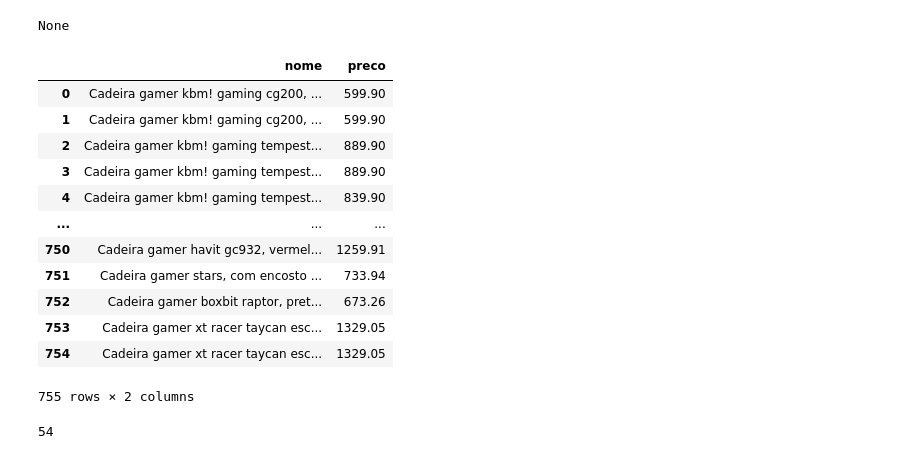
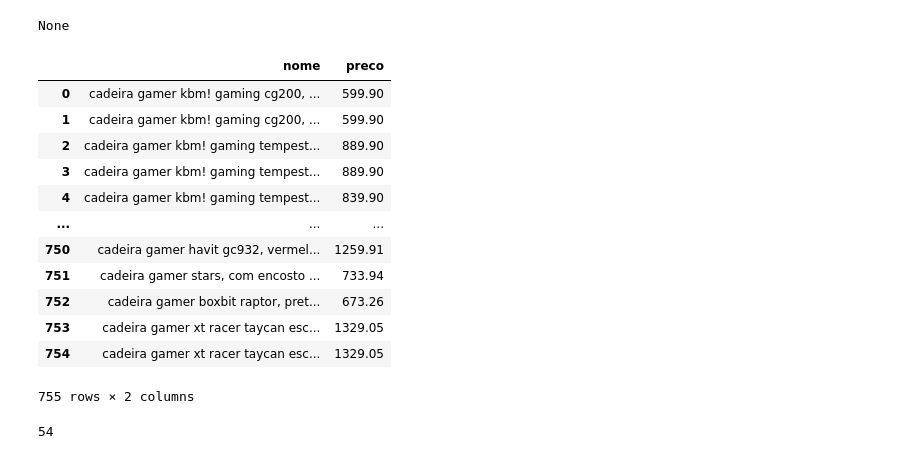
Before and after one commit to joaopbg06/dinamico, a Jupyter notebook: tratamentoCadeiras.ipynb, the cells around one changed output. Cells and saved outputs as stored; diff of their text form; code cells hidden in the pictures.

```diff
--- a/tratamentoCadeiras.ipynb
+++ b/tratamentoCadeiras.ipynb
@@ -58,22 +58,22 @@ None
 # %%
 # padronizando o nome
 
-df['nome'] = df['nome'].str.capitalize().str.strip()
+df['nome'] = df['nome'].str.lower().str.strip()
 
 display(df)
 # %% [output]
 |  | nome | preco |
-| 0 | Cadeira gamer kbm! gaming cg200, ... | 599.90 |
-| 1 | Cadeira gamer kbm! gaming cg200, ... | 599.90 |
-| 2 | Cadeira gamer kbm! gaming tempest... | 889.90 |
-| 3 | Cadeira gamer kbm! gaming tempest... | 889.90 |
-| 4 | Cadeira gamer kbm! gaming tempest... | 839.90 |
+| 0 | cadeira gamer kbm! gaming cg200, ... | 599.90 |
+| 1 | cadeira gamer kbm! gaming cg200, ... | 599.90 |
+| 2 | cadeira gamer kbm! gaming tempest... | 889.90 |
+| 3 | cadeira gamer kbm! gaming tempest... | 889.90 |
+| 4 | cadeira gamer kbm! gaming tempest... | 839.90 |
 | ... | ... | ... |
-| 750 | Cadeira gamer havit gc932, vermel... | 1259.91 |
-| 751 | Cadeira gamer stars, com encosto ... | 733.94 |
-| 752 | Cadeira gamer boxbit raptor, pret... | 673.26 |
-| 753 | Cadeira gamer xt racer taycan esc... | 1329.05 |
-| 754 | Cadeira gamer xt racer taycan esc... | 1329.05 |
+| 750 | cadeira gamer havit gc932, vermel... | 1259.91 |
+| 751 | cadeira gamer stars, com encosto ... | 733.94 |
+| 752 | cadeira gamer boxbit raptor, pret... | 673.26 |
+| 753 | cadeira gamer xt racer taycan esc... | 1329.05 |
+| 754 | cadeira gamer xt racer taycan esc... | 1329.05 |
 755 rows × 2 columns
 # %%
 # Identificando as cores
```
Also changed, not shown: parts of 1 cell of this notebook, 3 other files.
